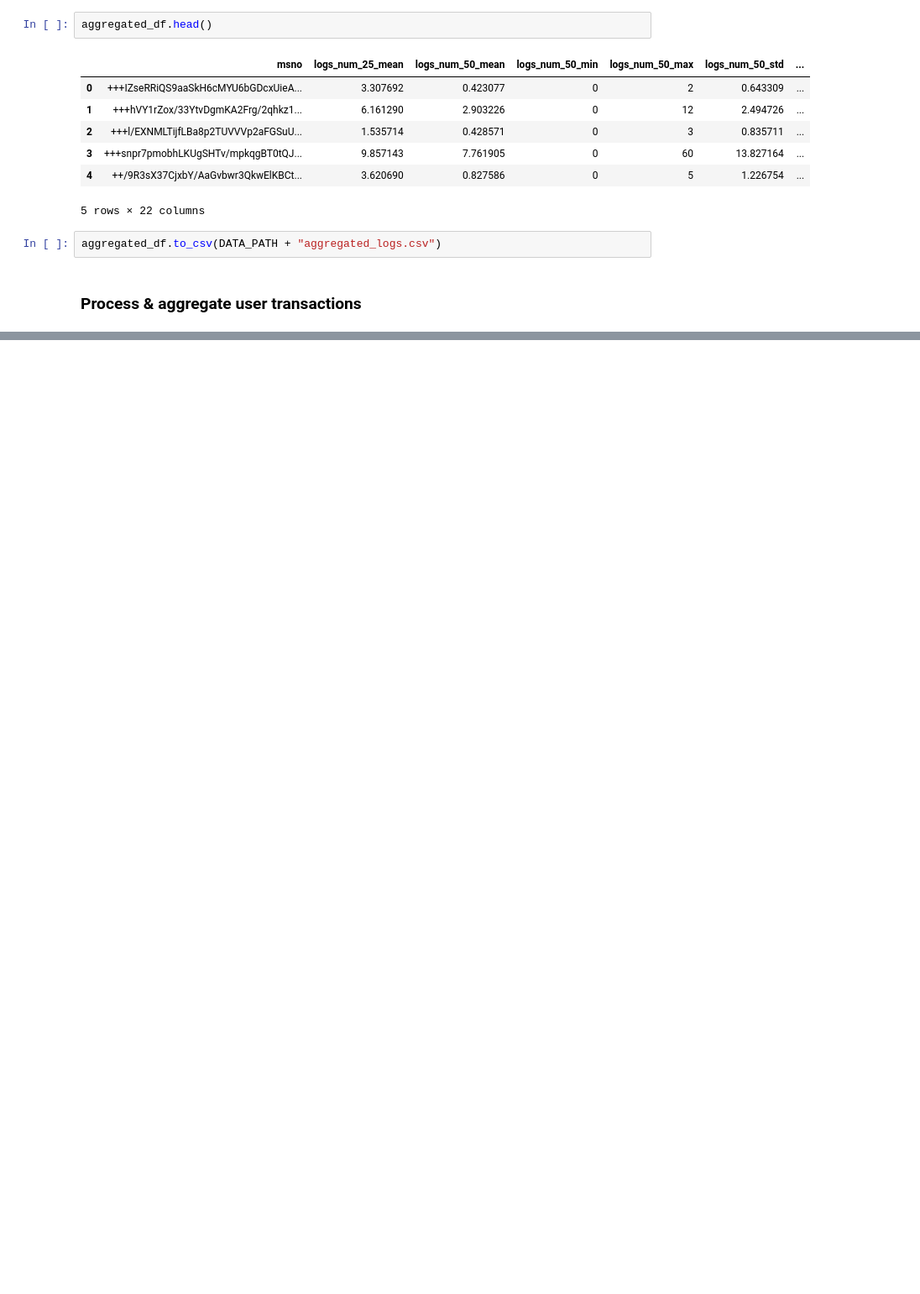
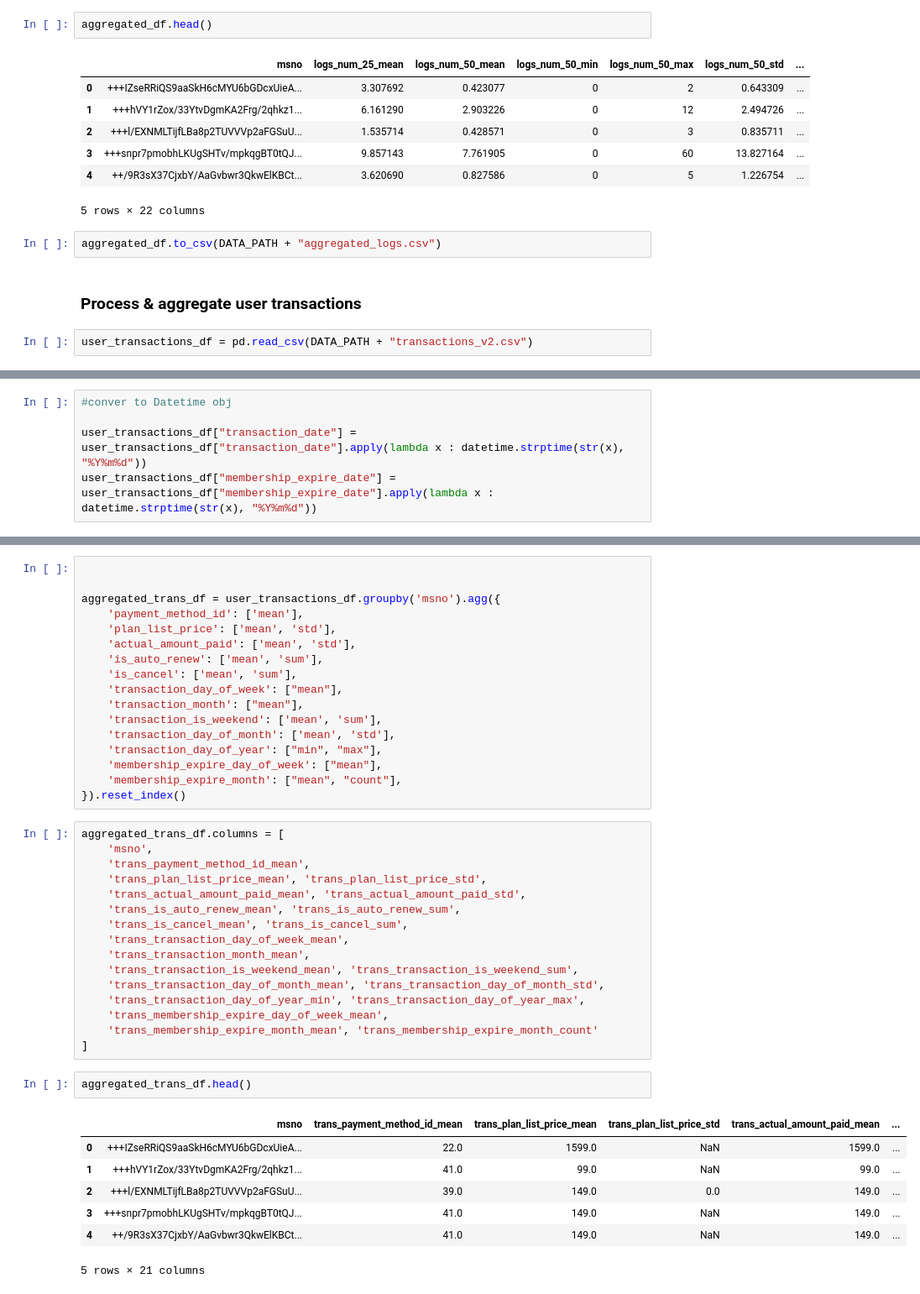
Before and after one commit to stanislavlia/churn_rate_mlops, a Jupyter notebook: churn_preprocessing.ipynb, the cells around one changed output, grey strips where cells are left out. Shown: that part at 84% size. Cells and saved outputs as stored; diff of their text form; blank space fills up the shorter version.

```diff
--- a/churn_preprocessing.ipynb
+++ b/churn_preprocessing.ipynb
@@ -154,3 +154,5 @@ aggregated_df.head()
 aggregated_df.to_csv(DATA_PATH + "aggregated_logs.csv")
 # %% [markdown]
 ### Process & aggregate user transactions
+# %%
+user_transactions_df = pd.read_csv(DATA_PATH + "transactions_v2.csv")
@@ -156,0 +166,5 @@ aggregated_df.to_csv(DATA_PATH + "aggregated_logs.csv")
+# %%
+#conver to Datetime obj
+
+user_transactions_df["transaction_date"] = user_transactions_df["transaction_date"].apply(lambda x : datetime.strptime(str(x), "%Y%m%d"))
+user_transactions_df["membership_expire_date"] = user_transactions_df["membership_expire_date"].apply(lambda x : datetime.strptime(str(x), "%Y%m%d"))
@@ -156,0 +211,43 @@ aggregated_df.to_csv(DATA_PATH + "aggregated_logs.csv")
+# %%
+
+
+aggregated_trans_df = user_transactions_df.groupby('msno').agg({
+    'payment_method_id': ['mean'],
+    'plan_list_price': ['mean', 'std'],
+    'actual_amount_paid': ['mean', 'std'],
+    'is_auto_renew': ['mean', 'sum'],
+    'is_cancel': ['mean', 'sum'],
+    'transaction_day_of_week': ["mean"],
+    'transaction_month': ["mean"],
+    'transaction_is_weekend': ['mean', 'sum'],
+    'transaction_day_of_month': ['mean', 'std'],
+    'transaction_day_of_year': ["min", "max"],
+    'membership_expire_day_of_week': ["mean"],
+    'membership_expire_month': ["mean", "count"],
+}).reset_index()
+# %%
+aggregated_trans_df.columns = [
+    'msno',
+    'trans_payment_method_id_mean',
+    'trans_plan_list_price_mean', 'trans_plan_list_price_std',
+    'trans_actual_amount_paid_mean', 'trans_actual_amount_paid_std',
+    'trans_is_auto_renew_mean', 'trans_is_auto_renew_sum',
+    'trans_is_cancel_mean', 'trans_is_cancel_sum',
+    'trans_transaction_day_of_week_mean',
+    'trans_transaction_month_mean',
+    'trans_transaction_is_weekend_mean', 'trans_transaction_is_weekend_sum',
+    'trans_transaction_day_of_month_mean', 'trans_transaction_day_of_month_std',
+    'trans_transaction_day_of_year_min', 'trans_transaction_day_of_year_max',
+    'trans_membership_expire_day_of_week_mean',
+    'trans_membership_expire_month_mean', 'trans_membership_expire_month_count'
+]
+# %%
+aggregated_trans_df.head()
+# %% [output]
+|  | msno | trans_payment_method_id_mean | trans_plan_list_price_mean | trans_plan_list_price_std | trans_actual_amount_paid_mean | ... |
+| 0 | +++IZseRRiQS9aaSkH6cMYU6bGDcxUieA... | 22.0 | 1599.0 | NaN | 1599.0 | ... |
+| 1 | +++hVY1rZox/33YtvDgmKA2Frg/2qhkz1... | 41.0 | 99.0 | NaN | 99.0 | ... |
+| 2 | +++l/EXNMLTijfLBa8p2TUVVVp2aFGSuU... | 39.0 | 149.0 | 0.0 | 149.0 | ... |
+| 3 | +++snpr7pmobhLKUgSHTv/mpkqgBT0tQJ... | 41.0 | 149.0 | NaN | 149.0 | ... |
+| 4 | ++/9R3sX37CjxbY/AaGvbwr3QkwElKBCt... | 41.0 | 149.0 | NaN | 149.0 | ... |
+5 rows × 21 columns
```
Also changed, not shown: parts of 12 cells of this notebook.
